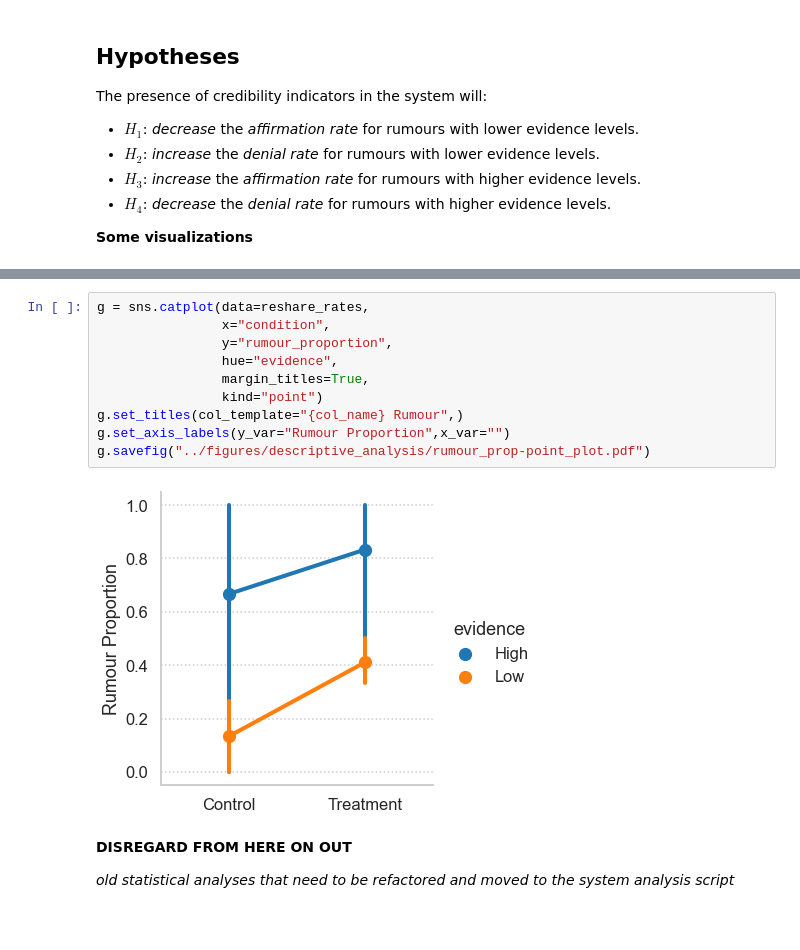
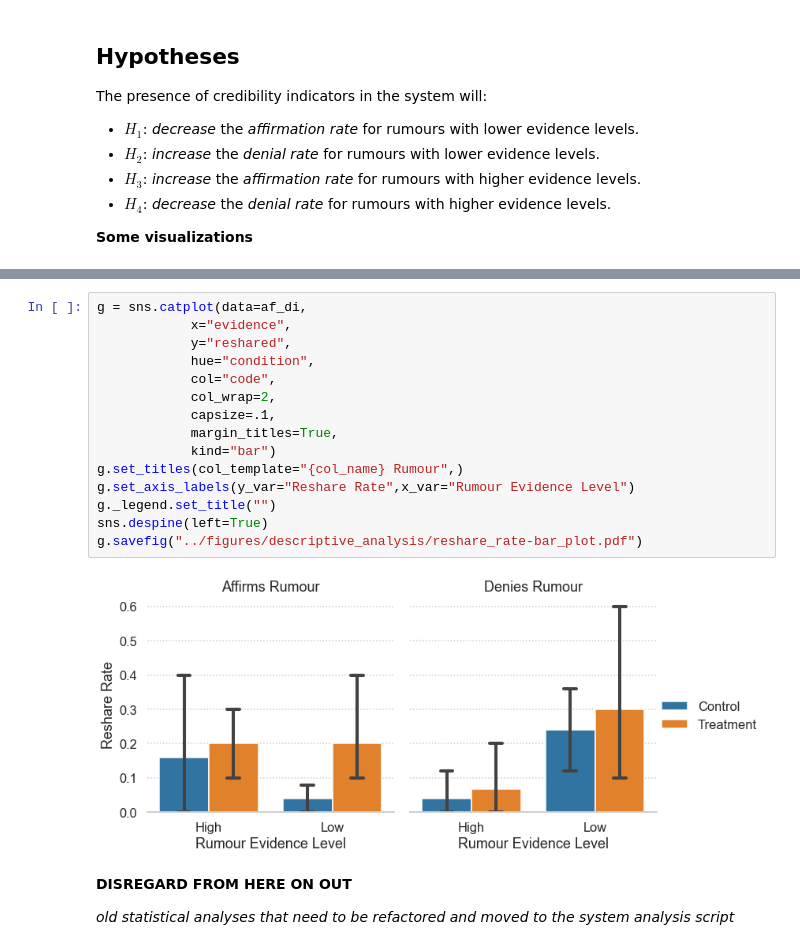
Before and after one commit to cameron-raymond/SDS-Thesis, a Jupyter notebook: notebooks/Descriptive_Analysis.ipynb, the cells around one changed output, grey strips where cells are left out. Saved outputs shown, nothing was run; the diff lists cells and outputs as text; blank space fills up the shorter version.

```diff
--- a/notebooks/Descriptive_Analysis.ipynb
+++ b/notebooks/Descriptive_Analysis.ipynb
@@ -187,15 +176,20 @@ g.fig.savefig("../figures/descriptive_analysis/rumour_prop-hist.pdf")
-# %%
-g = sns.catplot(data=reshare_rates,
-                x="condition",
-                y="rumour_proportion",
-                hue="evidence",
-                margin_titles=True,
-                kind="point")
-g.set_titles(col_template="{col_name} Rumour",)
-g.set_axis_labels(y_var="Rumour Proportion",x_var="")
-g.savefig("../figures/descriptive_analysis/rumour_prop-point_plot.pdf")
-# %% [output]
-[figure, removed]
+# %%
+g = sns.catplot(data=af_di,
+            x="evidence",
+            y="reshared",
+            hue="condition",
+            col="code",
+            col_wrap=2,
+            capsize=.1,
+            margin_titles=True,
+            kind="bar")
+g.set_titles(col_template="{col_name} Rumour",)
+g.set_axis_labels(y_var="Reshare Rate",x_var="Rumour Evidence Level")
+g._legend.set_title("")
+sns.despine(left=True)
+g.savefig("../figures/descriptive_analysis/reshare_rate-bar_plot.pdf")
+# %% [output]
+[figure, added]
 # %% [markdown]
 **DISREGARD FROM HERE ON OUT**
 
```
Also changed, not shown: parts of 7 cells of this notebook, 3 other files.
